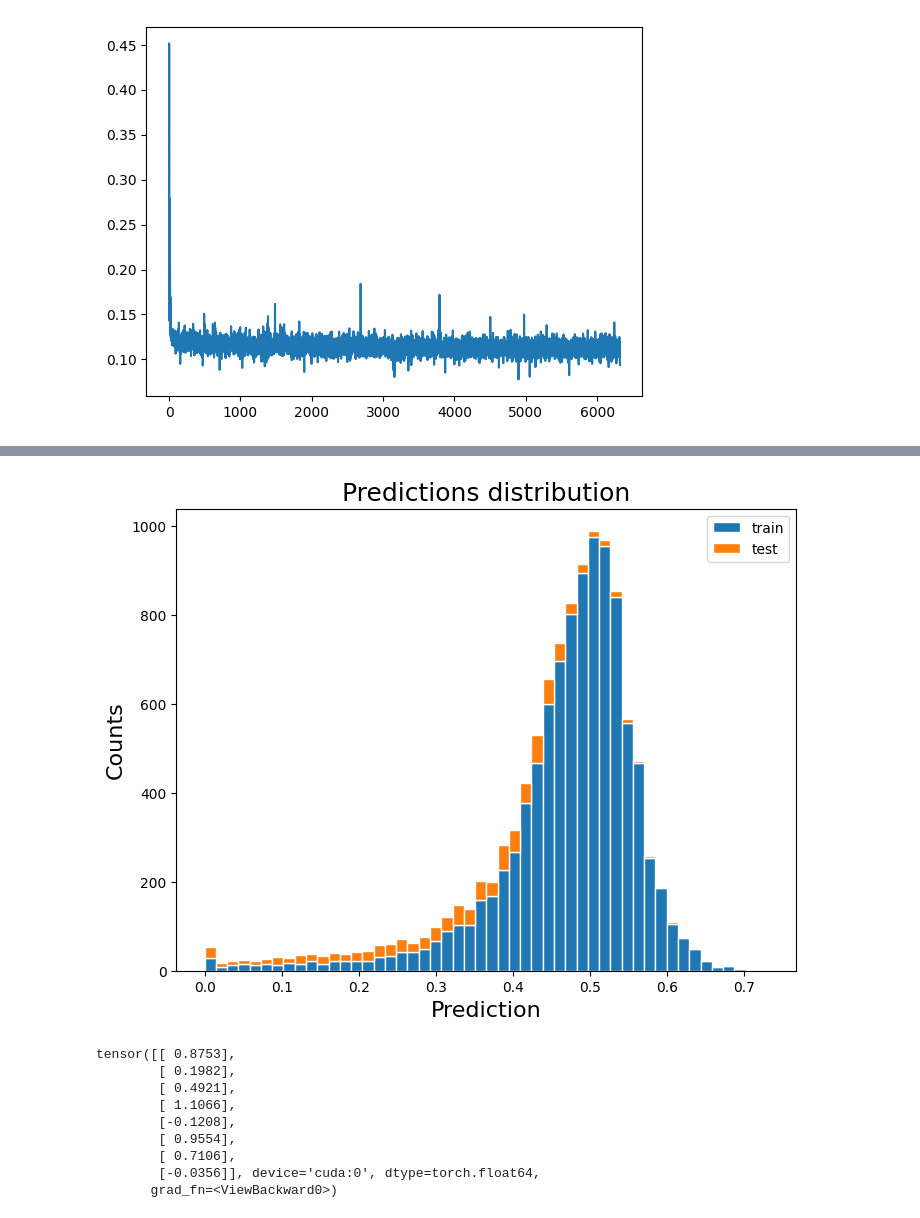
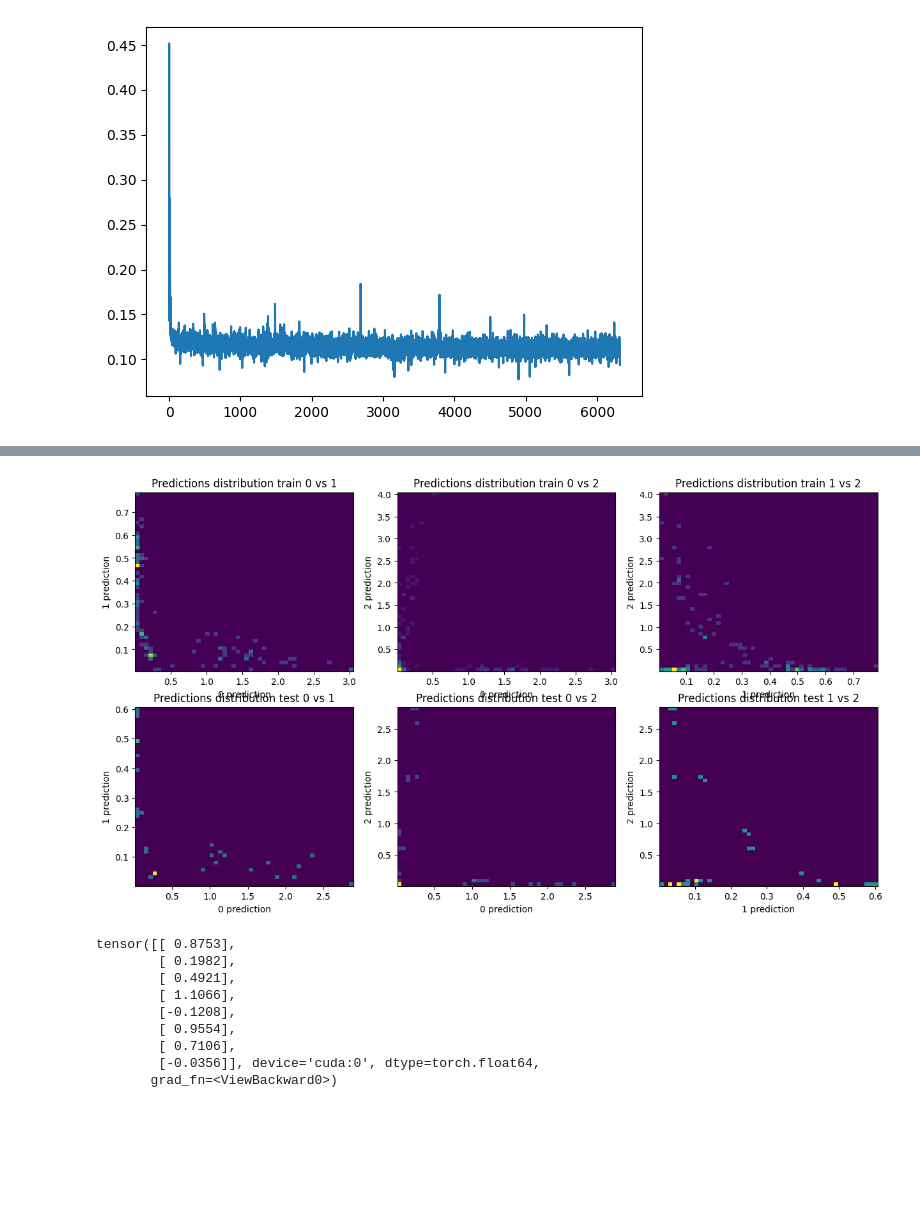
Before and after one commit to c0pp1/TTN4HEP, a Jupyter notebook: TTN/myttnlibrary.ipynb, the cells around one changed output, grey strips where cells are left out. Drawn from its saved outputs; the diff is of its cells as text; code cells hidden in the pictures; blank space fills up the shorter version.

```diff
--- a/TTN/myttnlibrary.ipynb
+++ b/TTN/myttnlibrary.ipynb
@@ -717,6 +722,7 @@ class TTNModel(torch.nn.Module, TTN):
     ):
         torch.nn.Module.__init__(self)
         TTN.__init__(self, n_features, n_phys, n_labels, label_tag, bond_dim, dtype, device)
+        self.model_init = False
 
     def initialize(self, dm_init=False, train_dl: torch.utils.data.Dataloader = None, loss_fn = None, epochs=5, disable_pbar=False):
         if dm_init:
@@ -761,7 +767,7 @@ class TTNModel(torch.nn.Module, TTN):
 h = 2
 features = h**2
 BATCH_SIZE = 128
-DATASET = 'higgs'
+DATASET = 'iris'
 
 if DATASET == 'mnist':
     train_dl, test_dl, train_visual = get_mnist_data_loaders(h, batch_size=BATCH_SIZE)
@@ -786,7 +799,7 @@ def loss(labels, output, weights, l=0.1):
 DEVICE = 'cuda'
 BOND_DIM = 10
 DTYPE = torch.double
-N_LABELS = 1
+N_LABELS = 3
 
 model = TTNModel(features, bond_dim=BOND_DIM, n_labels=N_LABELS, device=DEVICE, dtype=DTYPE)
 model.draw()
@@ -955,20 +972,18 @@ def get_output(model, device, dl, dtype=torch.complex128, disable_pbar=False):
 
     return torch.concat(outputs, dim=0)
 # %%
+import sys
+sys.path.insert(0, '../')
+from images.plot_utils import plot_predictions
+
 train_pred = get_predictions(model, DEVICE, train_dl, DTYPE)
 test_pred = get_predictions(model, DEVICE, test_dl, DTYPE)
-FS=16
-fig, ax = plt.subplots(1, 1, figsize=(8, 6))
 
-ax.hist([train_pred, test_pred], bins=50, label=['train', 'test'], stacked=True, edgecolor='white')
-ax.legend()
-ax.set_xlabel('Prediction', fontsize=FS)
-ax.set_ylabel('Counts', fontsize=FS)
-ax.set_title('Predictions distribution', fontsize=FS+2)
+fig, axa = plot_predictions(train_pred, test_pred, N_LABELS)
 
 fig.savefig(f'models/predictions_dist_{now.strftime("%Y%m%d-%H%M%S")}.png')
 # %% [output]
-[figure, old version]
+[figure, new version]
 # %%
 # save model output
 train_out = get_output(model, DEVICE, train_dl, DTYPE)
```
Also changed, not shown: parts of 17 cells of this notebook, 6 other files.
